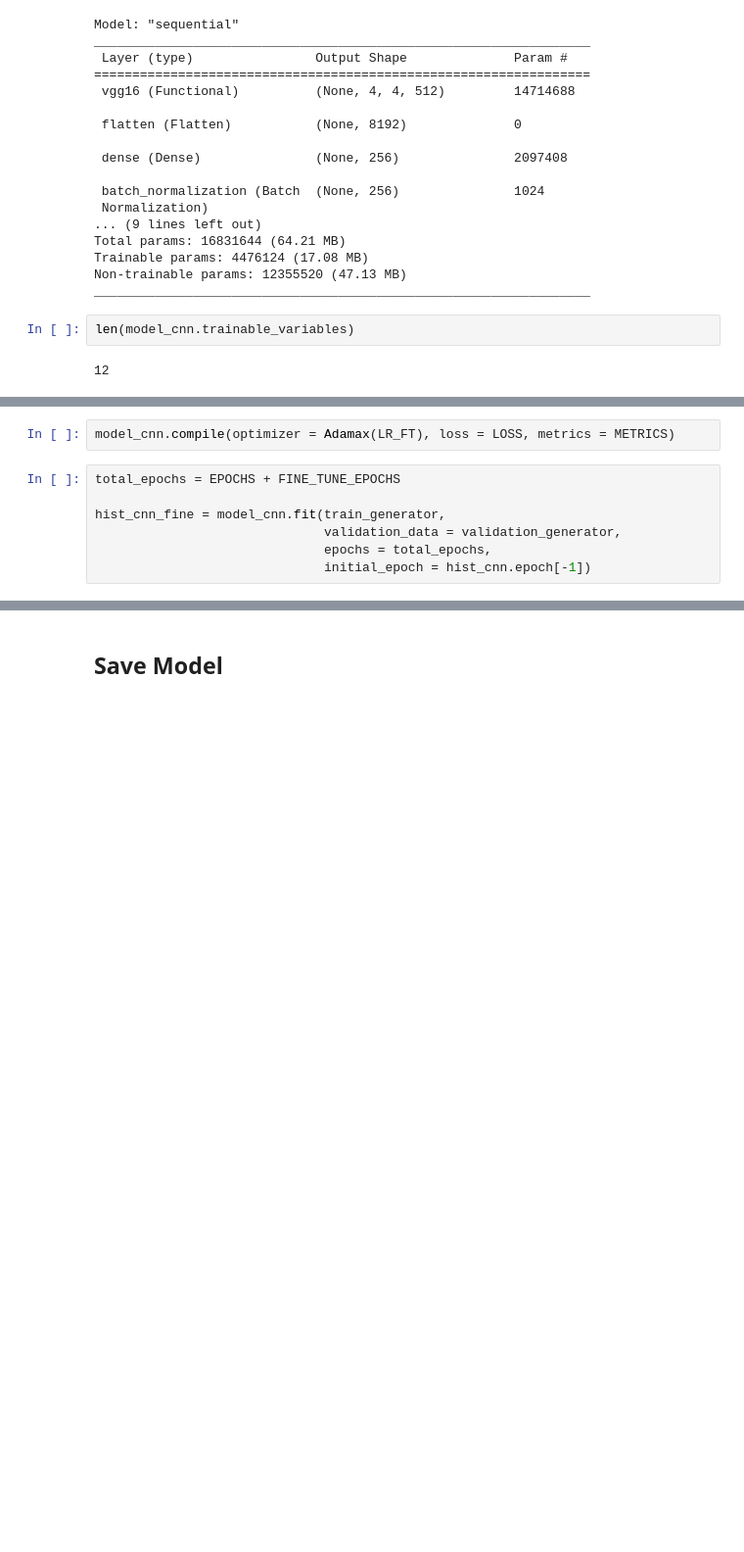
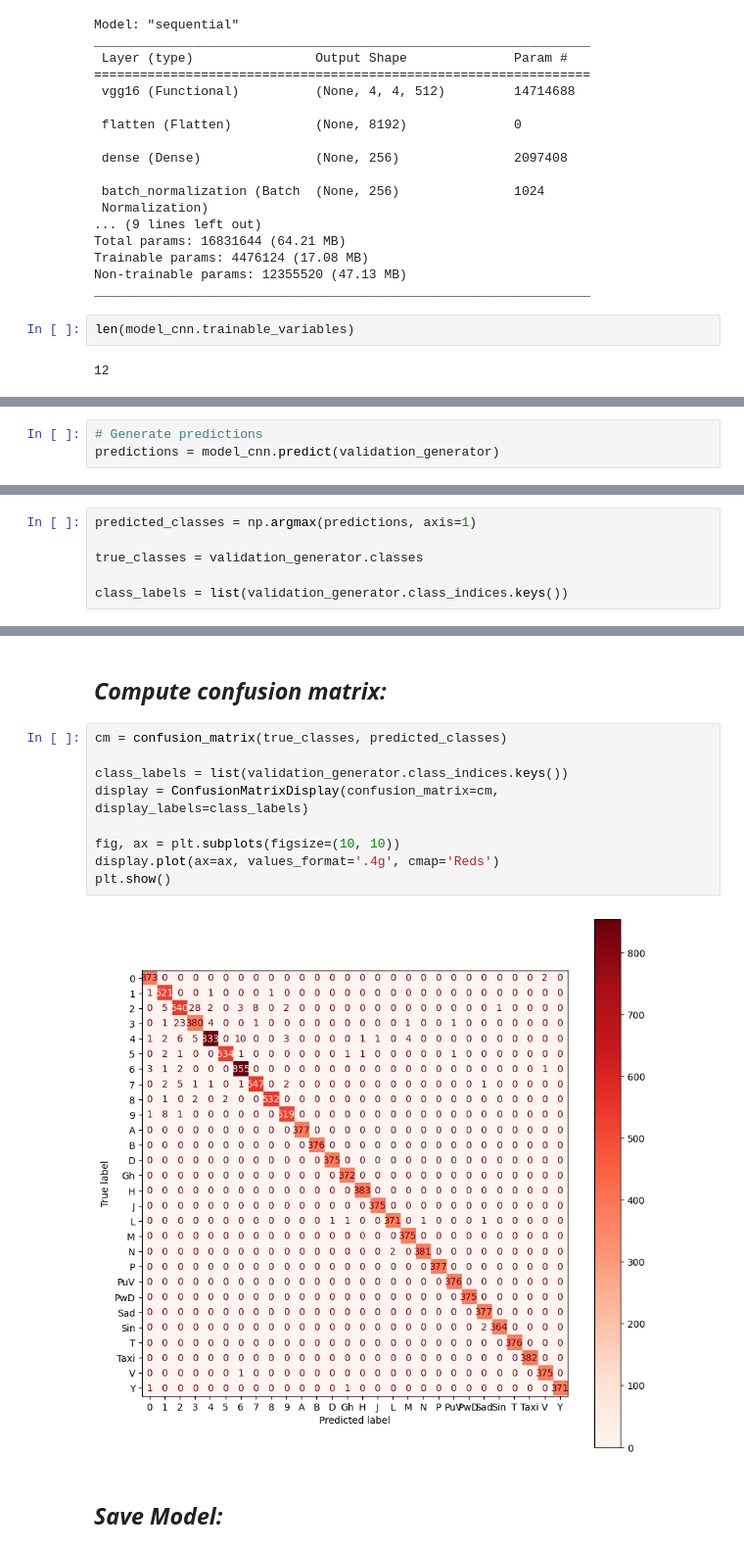
Before and after one commit to IMobinI/Recognition-of-Numbers-and-Letters, a Jupyter notebook: Recognition_of_Numbers_and_Letters.ipynb, the cells around one changed output, grey strips where cells are left out. Shown at 98% size. Saved outputs shown, nothing was run; the diff lists cells and outputs as text; blank space fills up the shorter version.

```diff
--- a/Recognition_of_Numbers_and_Letters.ipynb
+++ b/Recognition_of_Numbers_and_Letters.ipynb
@@ -228,9 +196,0 @@ Minimum Loss of Validation set: 0.07736243
-# %%
-model_cnn.compile(optimizer = Adamax(LR_FT), loss = LOSS, metrics = METRICS)
-# %%
-total_epochs = EPOCHS + FINE_TUNE_EPOCHS
-
-hist_cnn_fine = model_cnn.fit(train_generator,
-                              validation_data = validation_generator,
-                              epochs = total_epochs,
-                              initial_epoch = hist_cnn.epoch[-1])
@@ -261,0 +205,3 @@ Test accuracy : 98.2921302318573
+# %%
+# Generate predictions
+predictions = model_cnn.predict(validation_generator)
@@ -261,0 +210,6 @@ Test accuracy : 98.2921302318573
+# %%
+predicted_classes = np.argmax(predictions, axis=1)
+
+true_classes = validation_generator.classes
+
+class_labels = list(validation_generator.class_indices.keys())
@@ -262,3 +258,16 @@ Test accuracy : 98.2921302318573
+# %% [markdown]
+## *Compute confusion matrix:*
+# %%
+cm = confusion_matrix(true_classes, predicted_classes)
+
+class_labels = list(validation_generator.class_indices.keys())
+display = ConfusionMatrixDisplay(confusion_matrix=cm, display_labels=class_labels)
+
+fig, ax = plt.subplots(figsize=(10, 10))
+display.plot(ax=ax, values_format='.4g', cmap='Reds')
+plt.show()
+# %% [output]
+[figure, added]
 # %% [markdown]
-## Save Model
+## *Save Model:*
 # %%
```
Also changed, not shown: parts of 20 cells of this notebook.
